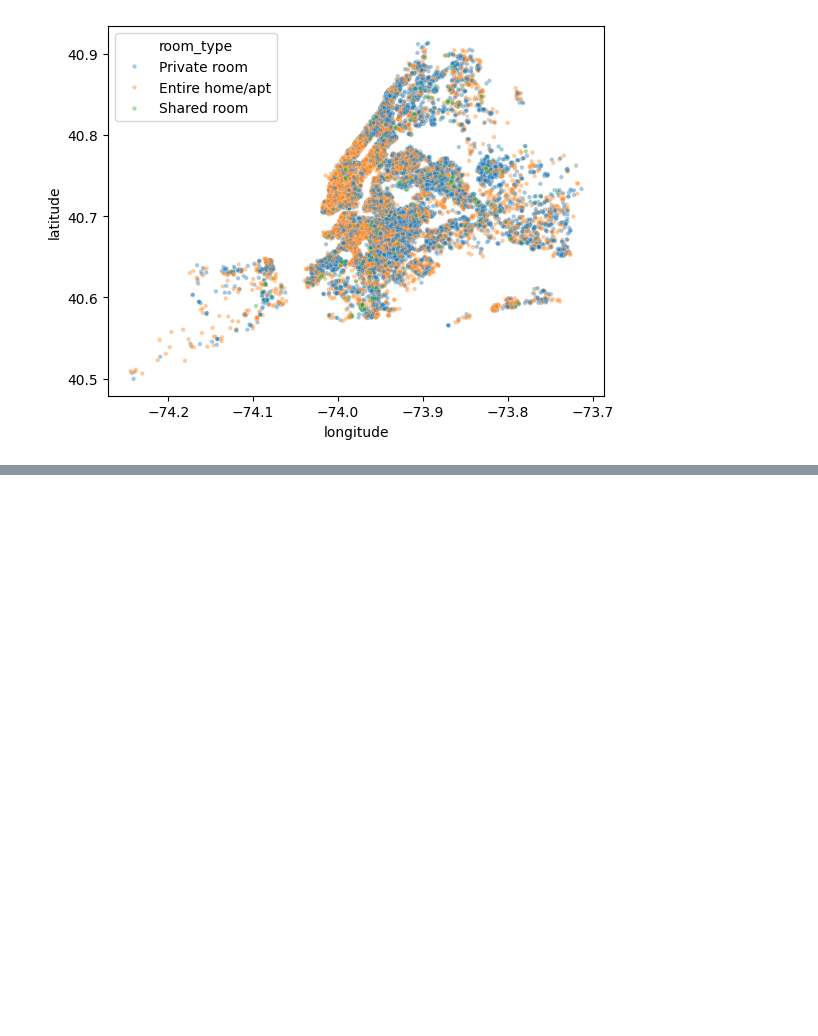
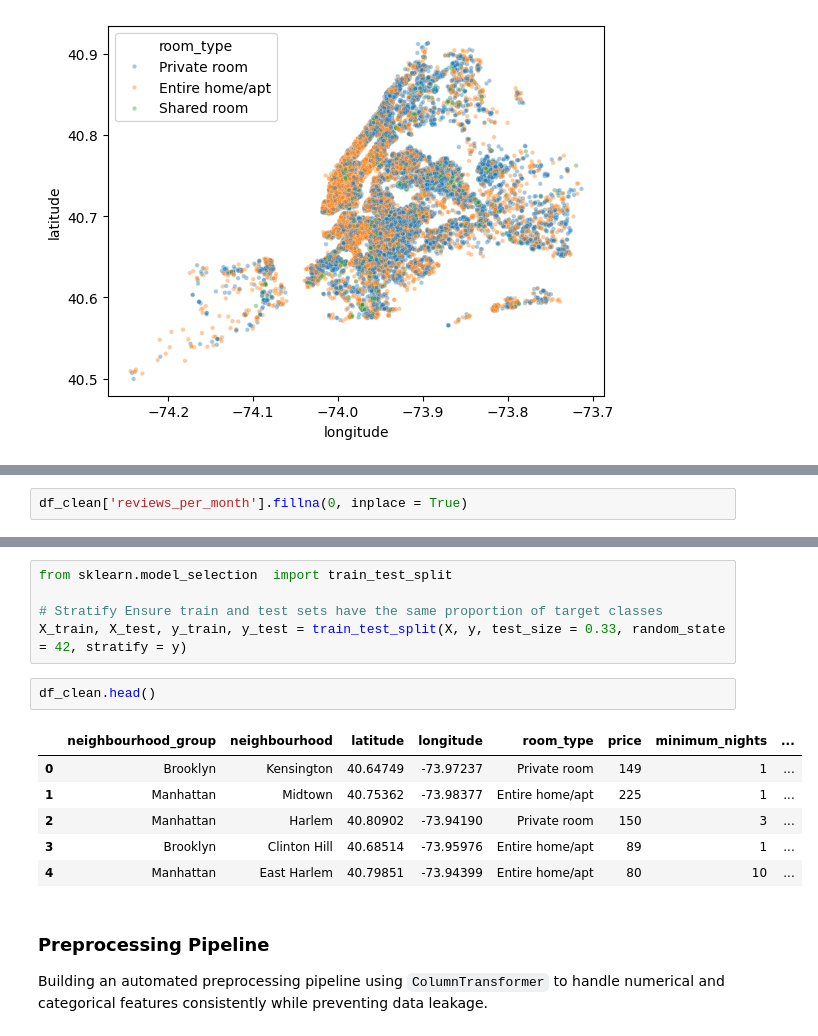
Before and after one commit to jahidhasan-cse/nyc-airbnb-room-classification, a Jupyter notebook: nyc_airbnb_room_classification.ipynb, the cells around one changed output, grey strips where cells are left out. Saved outputs shown, nothing was run; the diff lists cells and outputs as text; blank space fills up the shorter version.

```diff
--- a/nyc_airbnb_room_classification.ipynb
+++ b/nyc_airbnb_room_classification.ipynb
@@ -153,0 +167,2 @@ plt.show()
+# %%
+df_clean['reviews_per_month'].fillna(0, inplace = True)
@@ -153,0 +183,17 @@ plt.show()
+# %%
+from sklearn.model_selection  import train_test_split
+
+# Stratify Ensure train and test sets have the same proportion of target classes
+X_train, X_test, y_train, y_test = train_test_split(X, y, test_size = 0.33, random_state = 42, stratify = y)
+# %%
+df_clean.head()
+# %% [output]
+|  | neighbourhood_group | neighbourhood | latitude | longitude | room_type | price | minimum_nights | ... |
+| 0 | Brooklyn | Kensington | 40.64749 | -73.97237 | Private room | 149 | 1 | ... |
+| 1 | Manhattan | Midtown | 40.75362 | -73.98377 | Entire home/apt | 225 | 1 | ... |
+| 2 | Manhattan | Harlem | 40.80902 | -73.94190 | Private room | 150 | 3 | ... |
+| 3 | Brooklyn | Clinton Hill | 40.68514 | -73.95976 | Entire home/apt | 89 | 1 | ... |
+| 4 | Manhattan | East Harlem | 40.79851 | -73.94399 | Entire home/apt | 80 | 10 | ... |
+# %% [markdown]
+### Preprocessing Pipeline
+Building an automated preprocessing pipeline using `ColumnTransformer` to handle numerical and categorical features consistently while preventing data leakage.
```
Also changed, not shown: parts of 17 cells of this notebook.
